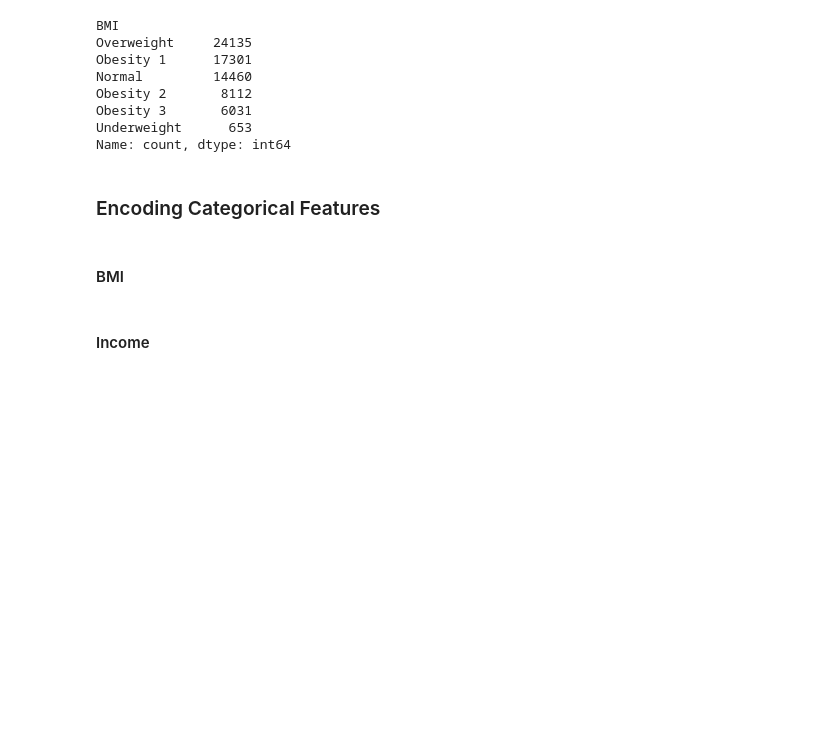
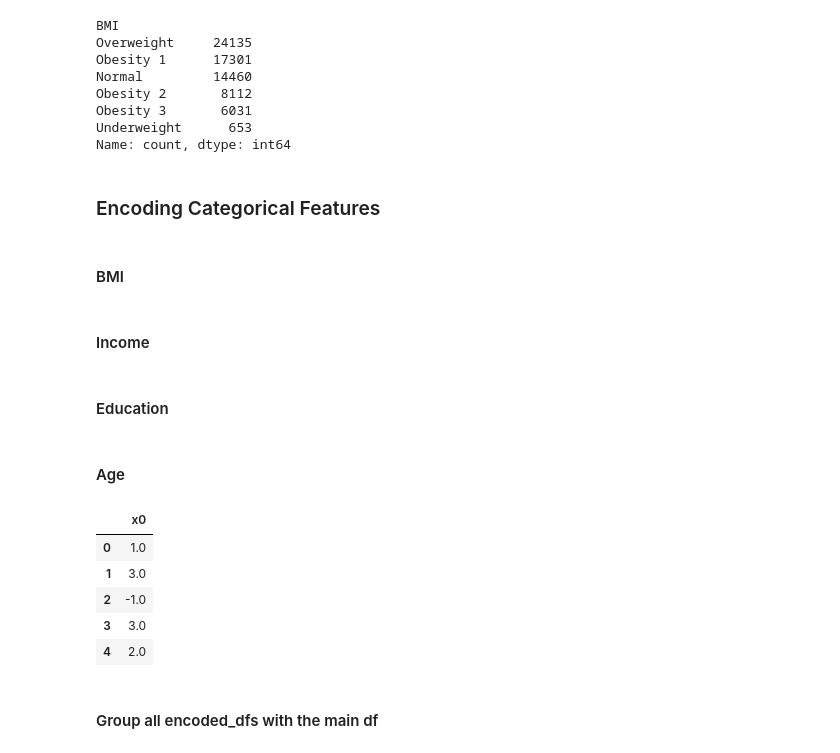
Before and after one commit to yiannisp1822/Project2_Diabetes, a Jupyter notebook: diabetes-prediction-modeling-FINAL.ipynb, the cells around one changed output. Cells and saved outputs as stored; diff of their text form; code cells hidden in the pictures; blank space fills up the shorter version.

Commit message:
EDA but need to check encoders

```diff
--- a/diabetes-prediction-modeling-FINAL.ipynb
+++ b/diabetes-prediction-modeling-FINAL.ipynb
@@ -296,3 +296,5 @@ encode_income.fit(diabetes_df['Income'].values.reshape(-1,1))
 
 # create the df
 income_encoded_df = pd.DataFrame(encode_income.transform(diabetes_df['Income'].values.reshape(-1, 1)), columns=encode_income.get_feature_names_out())
+# %% [markdown]
+#### Education
@@ -298,0 +308,19 @@ income_encoded_df = pd.DataFrame(encode_income.transform(diabetes_df['Income'].v
+# %% [markdown]
+#### Age
+# %%
+# create encoder and fit
+encode_age = OrdinalEncoder(categories=[['Age 18-34', 'Age 35-49', 'Age 50-64', 'Age 65-79', ]], handle_unknown='use_encoded_value', unknown_value=-1)
+encode_age_df = encode_age.fit_transform(diabetes_df['Age'].values.reshape(-1,1))
+age_encoded_df = pd.DataFrame(encode_age_df, columns=encode_age.get_feature_names_out())
+age_encoded_df.head()
+# create the df
+#age_encoded_df = pd.DataFrame(encode_age.transform(diabetes_df['Age'].values.reshape(-1, 1)), columns=encode_age.get_feature_names_out())
+# %% [output]
+|  | x0 |
+| 0 | 1.0 |
+| 1 | 3.0 |
+| 2 | -1.0 |
+| 3 | 3.0 |
+| 4 | 2.0 |
+# %% [markdown]
+#### Group all encoded_dfs with the main df
```
Also changed, not shown: parts of 3 cells of this notebook.
